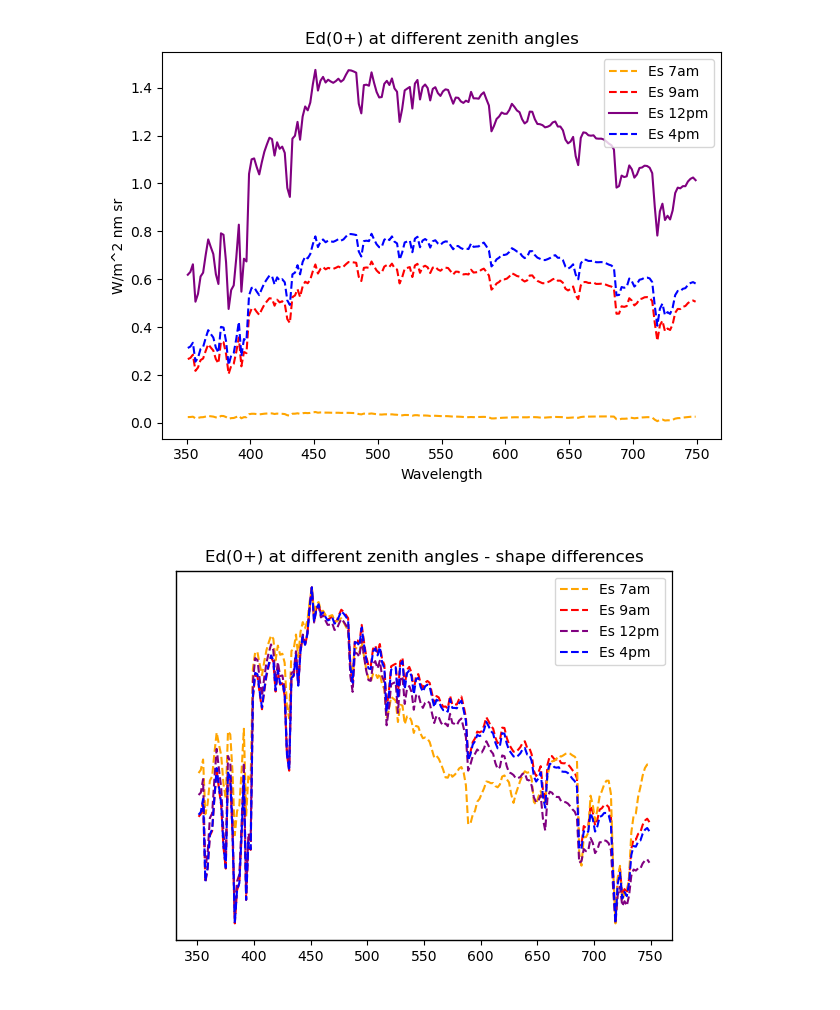
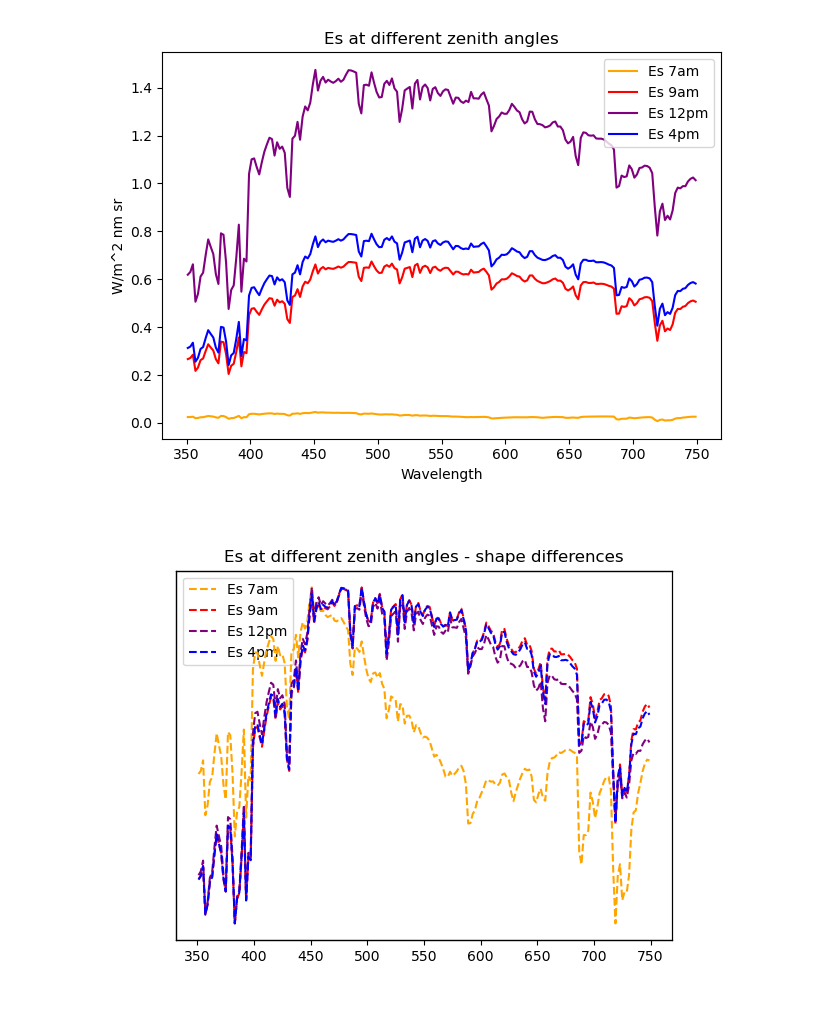
Before and after one commit to abailess/MontereyBay_Hydrolight, a Jupyter notebook: Rrs_zenith.ipynb, the cells around one changed output. Saved outputs shown, nothing was run; the diff lists cells and outputs as text; code cells hidden in the pictures.

Commit message:
improved figures, added Kd and found that Hydrolights Rrs sheet is different than just Lu/Ed - this is likely because Mobley has Lw as different from Lu(0+) - I assume Lu(0+) has skyglint factored in.

```diff
--- a/Rrs_zenith.ipynb
+++ b/Rrs_zenith.ipynb
@@ -41,0 +5,5 @@ Rrs24 = dfLu24.loc[1:200, 'Unnamed: 1'] / dfEd24.loc[1:200, 'Unnamed: 3']
+# %%
+AW14 = pd.read_excel('MAngles14.xlsx', sheet_name='Rrs', skiprows = 3)
+AW16 = pd.read_excel('MAngles16.xlsx', sheet_name='Rrs', skiprows = 3)
+AW19 = pd.read_excel('MAngles19.xlsx', sheet_name='Rrs', skiprows = 3)
+AW24 = pd.read_excel('MAngles24.xlsx', sheet_name='Rrs', skiprows = 3)
@@ -42,5 +24,25 @@ Rrs24 = dfLu24.loc[1:200, 'Unnamed: 1'] / dfEd24.loc[1:200, 'Unnamed: 3']
+# %%
+Rrs14 = AW14.loc[0:199, 'Rrs']
+Rrs16 = AW16.loc[0:199, 'Rrs']
+Rrs19 = AW19.loc[0:199, 'Rrs']
+Rrs24 = AW24.loc[0:199, 'Rrs']
+
+Lw14 = AW14.loc[0:199, 'Lw']
+Lw16 = AW16.loc[0:199, 'Lw']
+Lw19 = AW19.loc[0:199, 'Lw']
+Lw24 = AW24.loc[0:199, 'Lw']
+
+Ed14 = AW14.loc[0:199, 'Ed']
+Ed16 = AW16.loc[0:199, 'Ed']
+Ed19 = AW19.loc[0:199, 'Ed']
+Ed24 = AW24.loc[0:199, 'Ed']
+
+Lu14 = AW14.loc[0:199, 'Lu']
+Lu16 = AW16.loc[0:199, 'Lu']
+Lu19 = AW19.loc[0:199, 'Lu']
+Lu24 = AW24.loc[0:199, 'Lu']
 # %%
-lam = dfLu14.loc[1:200, 'Unnamed: 0']
+lams = AW14.loc[0:199, 'in air']
 # %%
 %matplotlib widget
 
@@ -151,55 +151,56 @@ ax2.tick_params(axis='y', right=False, labelright=False)
 %matplotlib widget
 fig, ax1 = plt.subplots()
 
-ax1.plot(lam, dfEd14.loc[1:200, 'Unnamed: 3'], label = 'Es 7am', linestyle = '--', c = 'orange')
-ax1.plot(lam, dfEd16.loc[1:200, 'Unnamed: 3'], label = 'Es 9am', linestyle = '--', c = 'red')
-ax1.plot(lam, dfEd19.loc[1:200, 'Unnamed: 3'], label = 'Es 12pm', linestyle = '-', c = 'purple')
-ax1.plot(lam, dfEd24.loc[1:200, 'Unnamed: 3'], label = 'Es 4pm', linestyle = '--', c = 'blue')
+ax1.plot(lams, Ed14, label = 'Es 7am', linestyle = '-', c = 'orange')
+ax1.plot(lams, Ed16, label = 'Es 9am', linestyle = '-', c = 'red')
+ax1.plot(lams, Ed19, label = 'Es 12pm', linestyle = '-', c = 'purple')
+ax1.plot(lams, Ed24, label = 'Es 4pm', linestyle = '-', c = 'blue')
 
 plt.ylabel('W/m^2 nm sr')
-plt.title('Ed(0+) at different zenith angles')
+plt.title('Es at different zenith angles')
 plt.xlabel('Wavelength')
 ax1.legend()
 
 plt.tight_layout()
 plt.show()
 # %% [output]
-[figure, old version]
+[figure, new version]
 # %%
 %matplotlib widget
 fig, ax1 = plt.subplots()
 
 ax4 = ax1.twinx()
-l1, = ax4.plot(lam, dfEd14.loc[1:200, 'Unnamed: 1'], label = 'Es 7am', linestyle = '--', color = 'orange')
+l1, = ax4.plot(lams, Ed14, label = 'Es 7am', linestyle = '--', color = 'orange')
 
 
-l2, = ax1.plot(lam, dfEd16.loc[1:200, 'Unnamed: 1'], label = 'Es 9am', linestyle = '--', color = 'red')
+l2, = ax1.plot(lams, Ed16, label = 'Es 9am', linestyle = '--', color = 'red')
 
 ax2 = ax1.twinx()
 
-l3, = ax2.plot(lam, dfEd19.loc[1:200, 'Unnamed: 1'], label = 'Es 12pm', linestyle = '--', color = 'purple')
+l3, = ax2.plot(lams, Ed19, label = 'Es 12pm', linestyle = '--', color = 'purple')
 
 ax3 = ax1.twinx()
 
-l4, = ax3.plot(lam, dfEd24.loc[1:200, 'Unnamed: 1'], label = 'Es 4pm', linestyle = '--', color = 'blue')
+l4, = ax3.plot(lams, Ed24, label = 'Es 4pm', linestyle = '--', color = 'blue')
 
 
 
 
 # Offset the second secondary y-axis
 ax3.spines['right'].set_position(('outward', 60))
 ax4.spines['right'].set_position(('outward', 60))
 
 
 lines = [l1, l2, l3, l4]
 labels = [l.get_label() for l in lines]
 ax1.legend(lines, labels)
-plt.title('Ed(0+) at different zenith angles - shape differences')
+plt.xlabel('Wavelength')
+plt.title('Es at different zenith angles - shape differences')
 
 
 ax1.tick_params(axis='y', left=False, labelleft=False)
 
 
 ax2.tick_params(axis='y', right=False, labelright=False)
 # %% [output]
-[figure, old version]
+[figure, new version]
```
Also changed, not shown: parts of 10 cells of this notebook.
